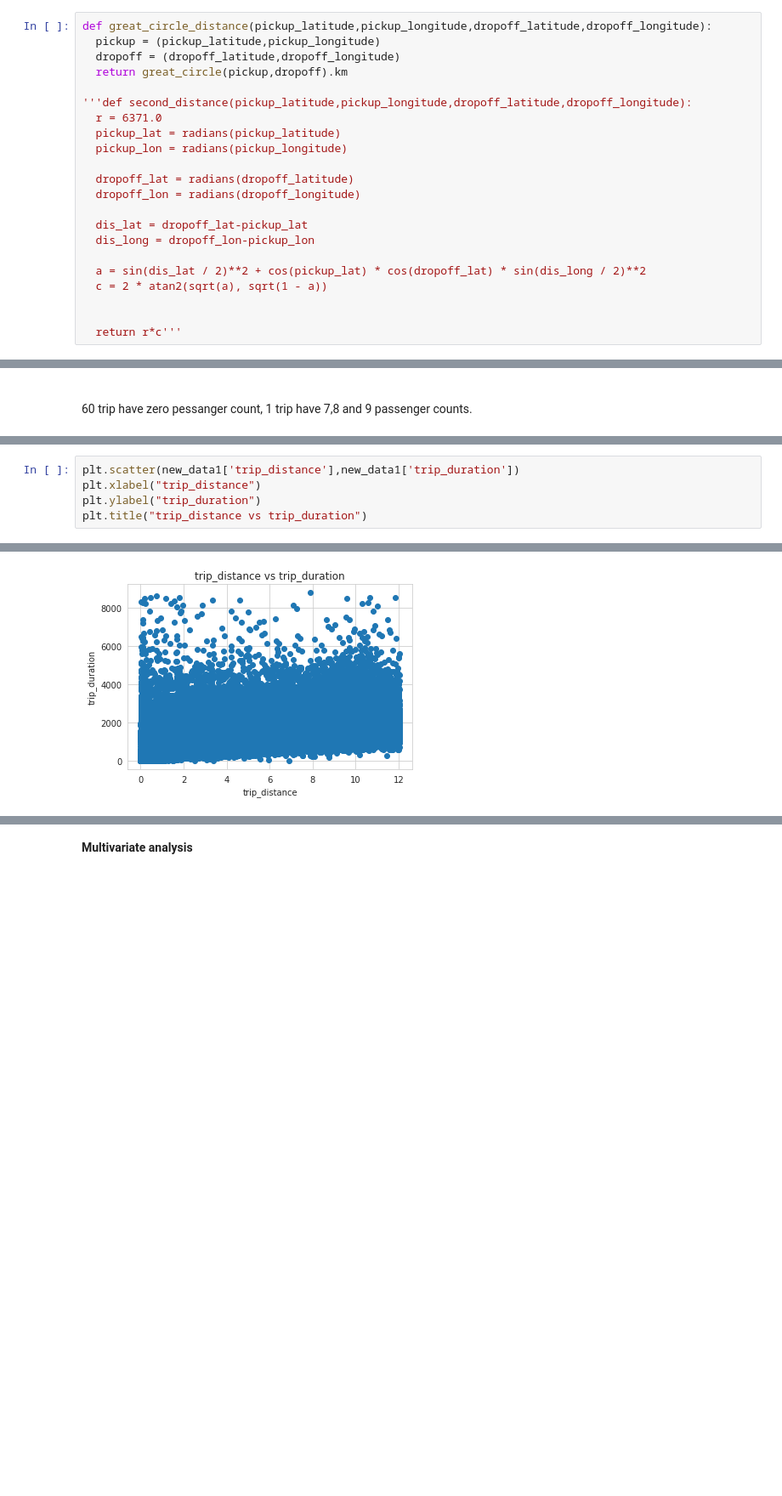
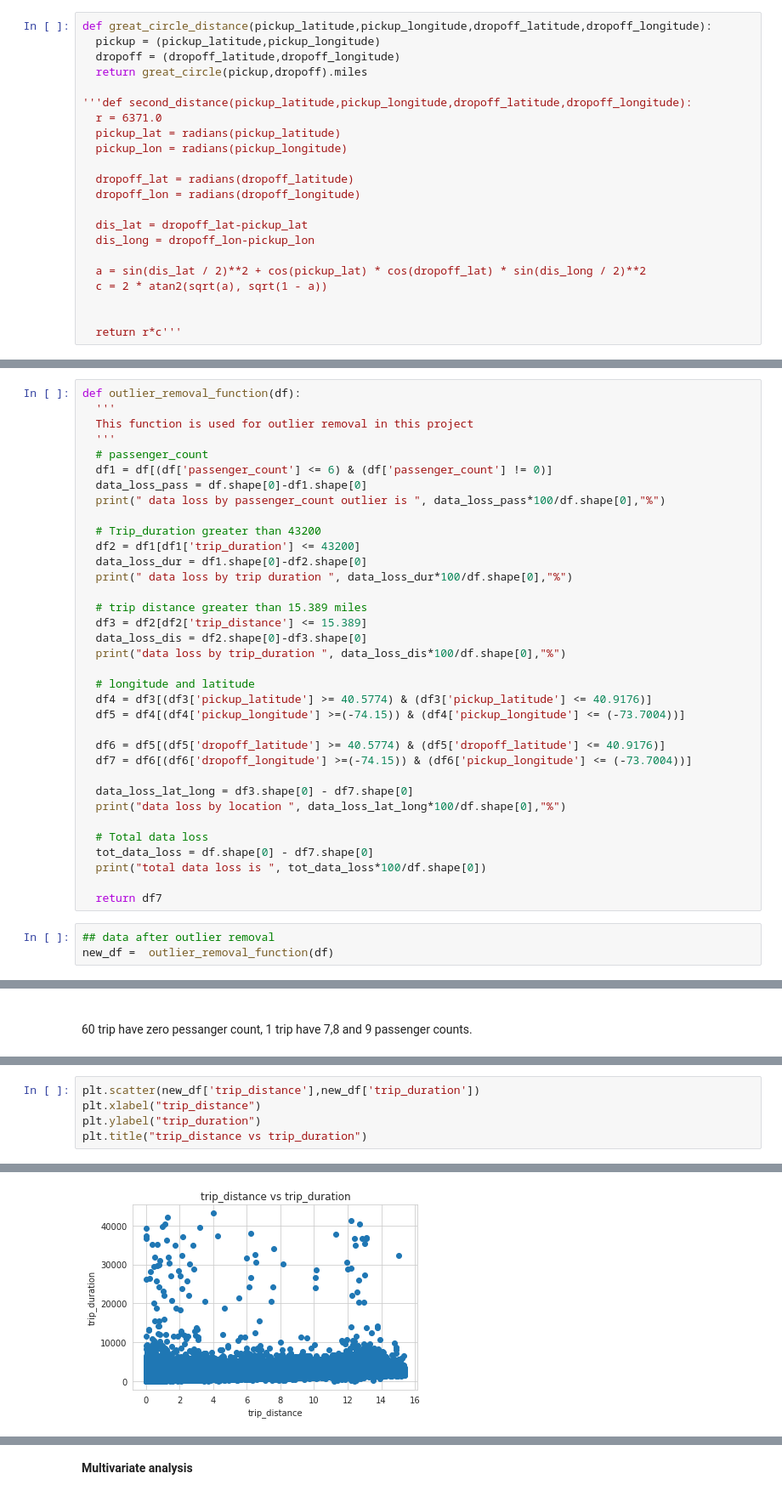
Before and after one commit to ad709kr/NYC-Taxi-Trip-Time-Predction, a Jupyter notebook: NYC_trip_time_prediction_individual.ipynb, the cells around one changed output, grey strips where cells are left out. Shown at 85% size. Drawn from its saved outputs; the diff is of its cells as text; blank space fills up the shorter version.

```diff
--- a/NYC_trip_time_prediction_individual.ipynb
+++ b/NYC_trip_time_prediction_individual.ipynb
@@ -138,7 +141,7 @@ df['dropoff_minute']=df['dropoff_datetime'].dt.minute
 def great_circle_distance(pickup_latitude,pickup_longitude,dropoff_latitude,dropoff_longitude):
   pickup = (pickup_latitude,pickup_longitude)
   dropoff = (dropoff_latitude,dropoff_longitude)
-  return great_circle(pickup,dropoff).km
+  return great_circle(pickup,dropoff).miles
 
 '''def second_distance(pickup_latitude,pickup_longitude,dropoff_latitude,dropoff_longitude):
   r = 6371.0
@@ -618,0 +613,38 @@ map_osm
+# %%
+def outlier_removal_function(df):
+  '''
+  This function is used for outlier removal in this project
+  '''
+  # passenger_count
+  df1 = df[(df['passenger_count'] <= 6) & (df['passenger_count'] != 0)]
+  data_loss_pass = df.shape[0]-df1.shape[0]
+  print(" data loss by passenger_count outlier is ", data_loss_pass*100/df.shape[0],"%")
+
+  # Trip_duration greater than 43200
+  df2 = df1[df1['trip_duration'] <= 43200]
+  data_loss_dur = df1.shape[0]-df2.shape[0]
+  print(" data loss by trip duration ", data_loss_dur*100/df.shape[0],"%")
+
+  # trip distance greater than 15.389 miles
+  df3 = df2[df2['trip_distance'] <= 15.389]
+  data_loss_dis = df2.shape[0]-df3.shape[0]
+  print("data loss by trip_duration ", data_loss_dis*100/df.shape[0],"%")
+
+  # longitude and latitude
+  df4 = df3[(df3['pickup_latitude'] >= 40.5774) & (df3['pickup_latitude'] <= 40.9176)]
+  df5 = df4[(df4['pickup_longitude'] >=(-74.15)) & (df4['pickup_longitude'] <= (-73.7004))]
+
+  df6 = df5[(df5['dropoff_latitude'] >= 40.5774) & (df5['dropoff_latitude'] <= 40.9176)]
+  df7 = df6[(df6['dropoff_longitude'] >=(-74.15)) & (df6['pickup_longitude'] <= (-73.7004))]
+
+  data_loss_lat_long = df3.shape[0] - df7.shape[0]
+  print("data loss by location ", data_loss_lat_long*100/df.shape[0],"%")
+
+  # Total data loss
+  tot_data_loss = df.shape[0] - df7.shape[0]
+  print("total data loss is ", tot_data_loss*100/df.shape[0])
+
+  return df7
+# %%
+## data after outlier removal
+new_df =  outlier_removal_function(df)
@@ -639,9 +677,9 @@ sns.boxplot(data =new_data1, x = 'store_and_fwd_flag', y ='trip_duration', hue='
 # %%
-plt.scatter(new_data1['trip_distance'],new_data1['trip_duration'])
+plt.scatter(new_df['trip_distance'],new_df['trip_duration'])
 plt.xlabel("trip_distance")
 plt.ylabel("trip_duration")
 plt.title("trip_distance vs trip_duration")
 # %% [output]
 Text(0.5, 1.0, 'trip_distance vs trip_duration')
-[figure, old version]
+[figure, new version]
 # %%
```
Also changed, not shown: parts of 44 cells of this notebook.
